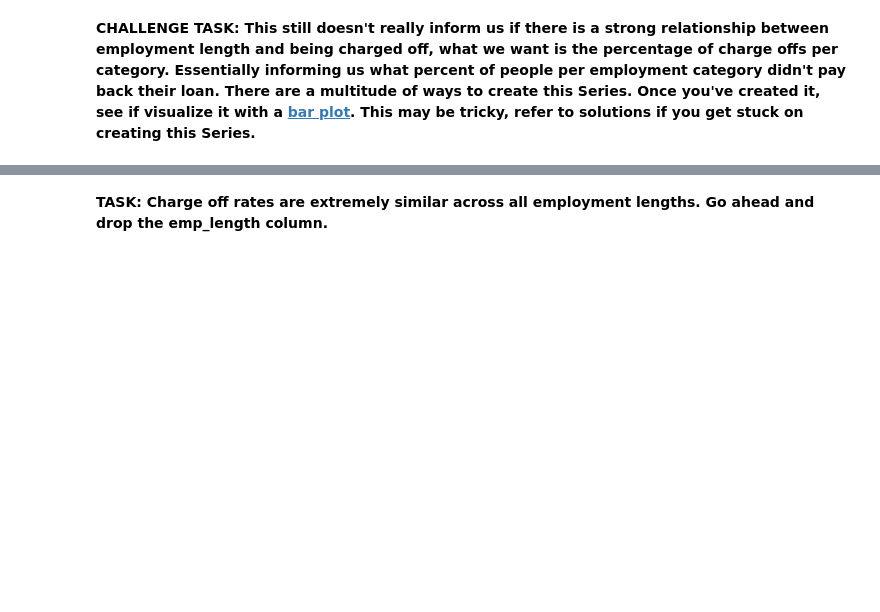
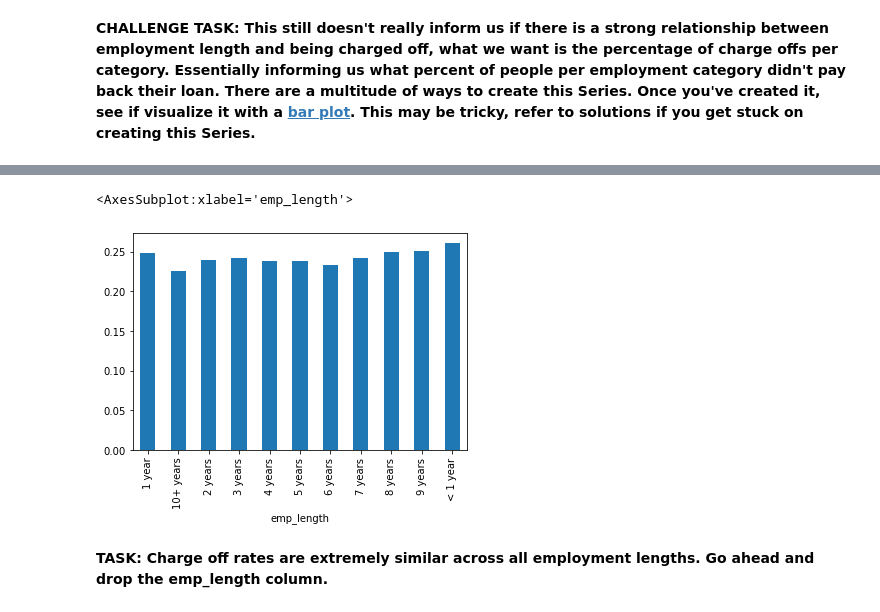
Before and after one commit to hasanfarhan33/TF_Keras_Project_Exercise, a Jupyter notebook: 03-Keras-Project-Exercise.ipynb, the cells around one changed output, grey strips where cells are left out. Cells and saved outputs as stored; diff of their text form; code cells hidden in the pictures; blank space fills up the shorter version.

```diff
--- a/03-Keras-Project-Exercise.ipynb
+++ b/03-Keras-Project-Exercise.ipynb
@@ -639,0 +660,7 @@ Name: loan_status, dtype: float64
+# %%
+# CODE HERE
+emp_co = df[df['loan_status'] == "Charged Off"].groupby('emp_length').count()['loan_status']
+# %%
+emp_fp = df[df['loan_status'] == "Fully Paid"].groupby('emp_length').count()['loan_status']
+# %%
+emp_len = emp_co/emp_fp
@@ -640,3 +685,8 @@ Name: loan_status, dtype: float64
+# %%
+emp_len.plot(kind='bar')
+# %% [output]
+<AxesSubplot:xlabel='emp_length'>
+[figure, added]
 # %% [markdown]
 **TASK: Charge off rates are extremely similar across all employment lengths. Go ahead and drop the emp_length column.**
 # %%
```
Also changed, not shown: parts of 52 cells of this notebook.
